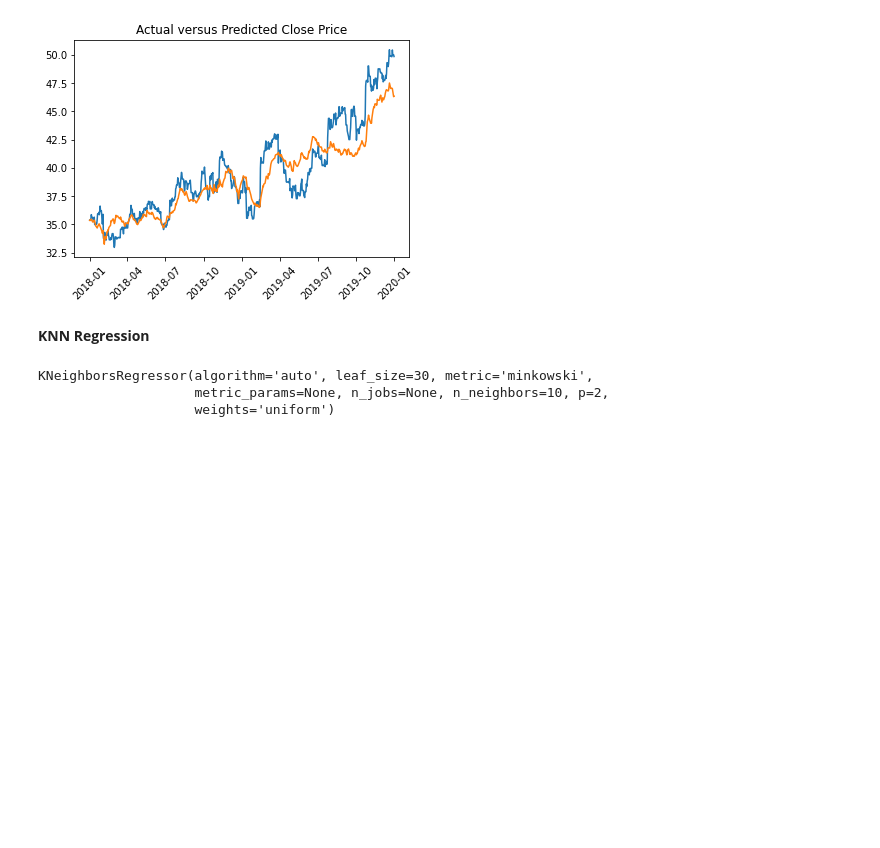
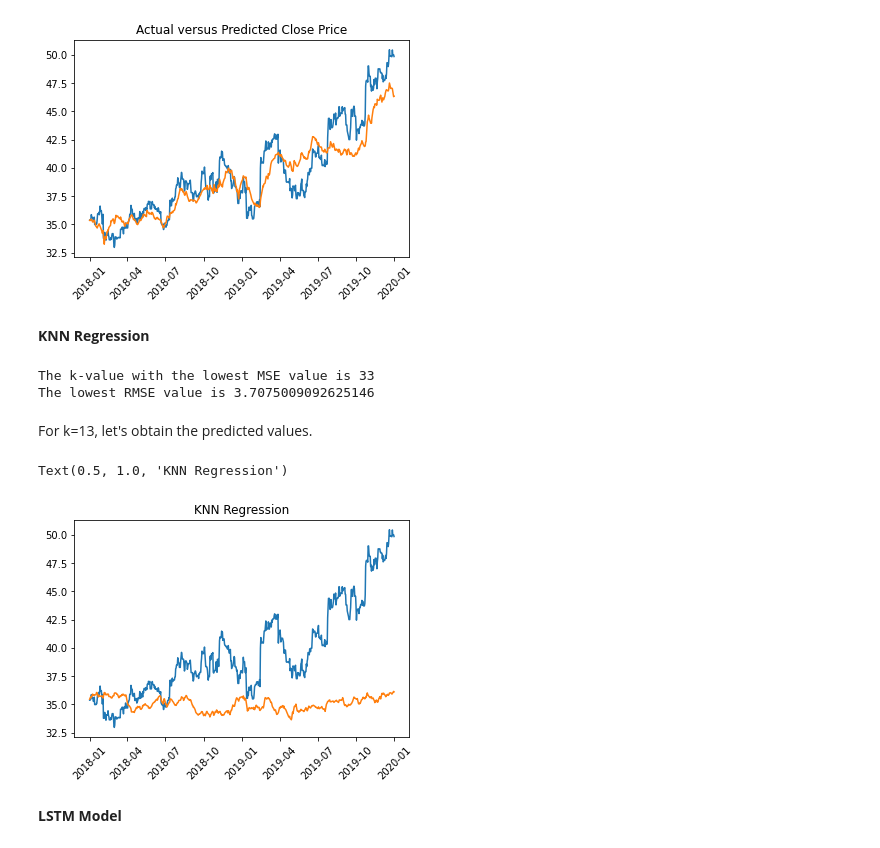
Before and after one commit to melaniaczobit/Predicting-AstraZeneca-Stock-Movement, a Jupyter notebook: AstraZeneca_Stock_Prices.ipynb, the cells around one changed output. Drawn from its saved outputs; the diff is of its cells as text; code cells hidden in the pictures; blank space fills up the shorter version.

Commit message:
knn regression model

```diff
--- a/AstraZeneca_Stock_Prices.ipynb
+++ b/AstraZeneca_Stock_Prices.ipynb
@@ -434,12 +438,3 @@ Text(0.5, 1.0, 'Actual versus Predicted Close Price')
 **KNN Regression**
 # %%
 from sklearn.neighbors import KNeighborsRegressor
-
-Knn = KNeighborsRegressor(n_neighbors=10)
-Knn.fit(X_train, y_train)
-# %% [output]
-KNeighborsRegressor(algorithm='auto', leaf_size=30, metric='minkowski',
-                    metric_params=None, n_jobs=None, n_neighbors=10, p=2,
-                    weights='uniform')
-# %%
-knn_y_pred = Knn.predict(X_test)
@@ -448,0 +441,62 @@ knn_y_pred = Knn.predict(X_test)
+# %%
+mse_dict = {}
+rmse = []
+
+for k in range(1,50,2):
+  Knn=KNeighborsRegressor(n_neighbors=k, metric='euclidean')
+  Knn.fit(X_train,y_train)
+  knn_y_prediction = Knn.predict(X_test)
+
+  knn_predictions_diff = pd.Series(knn_y_prediction, copy=True)
+  knn_predictions_diff_cumsum = knn_predictions_diff.cumsum()
+
+  last_price = train['Close'].iloc[-1]
+  knn_price_diff_rev = []
+
+  for i in knn_predictions_diff_cumsum:
+    pred = last_price + i
+    knn_price_diff_rev.append(pred)
+
+  knn_y_pred = np.array(knn_price_diff_rev)
+
+  MSE = mean_squared_error(y_test, knn_y_pred)
+  mse_dict[k] = MSE
+  best_k = min(mse_dict, key=mse_dict.get)
+
+  RMSE = np.sqrt(mean_squared_error(y_test, knn_y_pred))
+  rmse.append(RMSE)
+
+print('The k-value with the lowest MSE value is', best_k)
+print('The lowest RMSE value is', min(rmse))
+# %% [output]
+The k-value with the lowest MSE value is 33
+The lowest RMSE value is 3.7075009092625146
+# %% [markdown]
+For k=13, let's obtain the predicted values.
+# %%
+Knn=KNeighborsRegressor(n_neighbors=13, metric='euclidean')
+Knn.fit(X_train,y_train)
+knn_y_prediction = Knn.predict(X_test)
+
+knn_predictions_diff = pd.Series(knn_y_prediction, copy=True)
+knn_predictions_diff_cumsum = knn_predictions_diff.cumsum()
+
+last_price = train['Close'].iloc[-1]
+knn_price_diff_rev = []
+
+for i in knn_predictions_diff_cumsum:
+  pred = last_price + i
+  knn_price_diff_rev.append(pred)
+
+knn13_y_pred = np.array(knn_price_diff_rev)
+# %%
+knn_forecasted = pd.Series(knn13_y_pred, copy=True, index=test.index)
+plt.plot(test['Close'])
+plt.plot(knn_forecasted)
+plt.xticks(rotation=45)
+plt.title('KNN Regression')
+# %% [output]
+Text(0.5, 1.0, 'KNN Regression')
+[figure, added]
+# %% [markdown]
+**LSTM Model**
```
Also changed, not shown: parts of 6 cells of this notebook.
